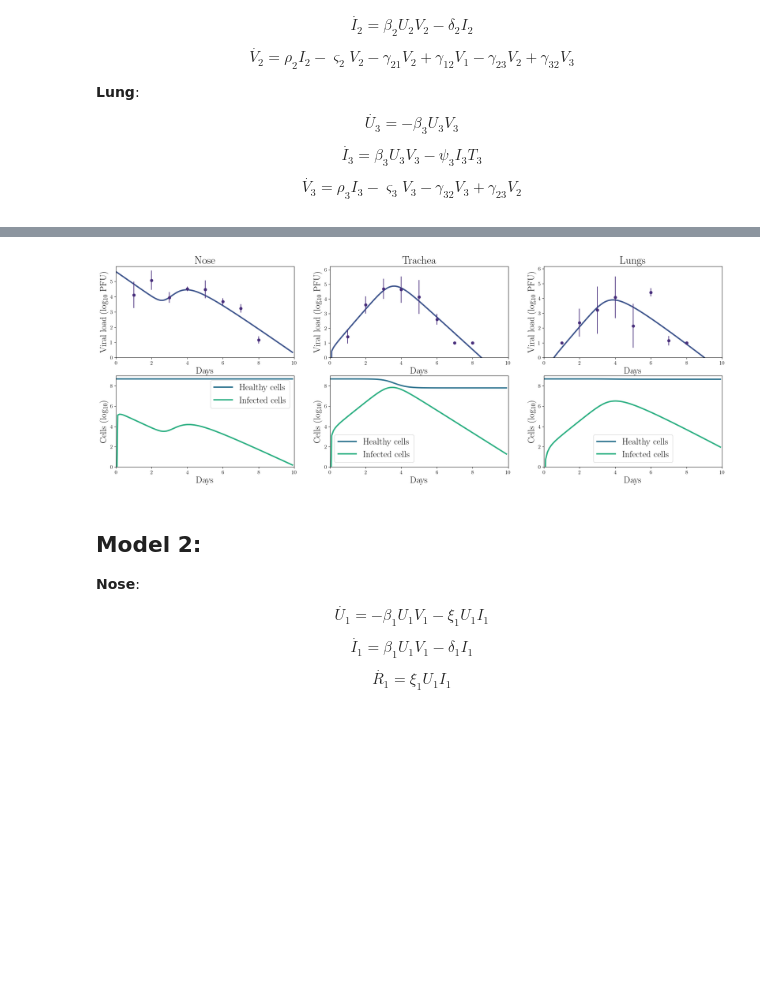
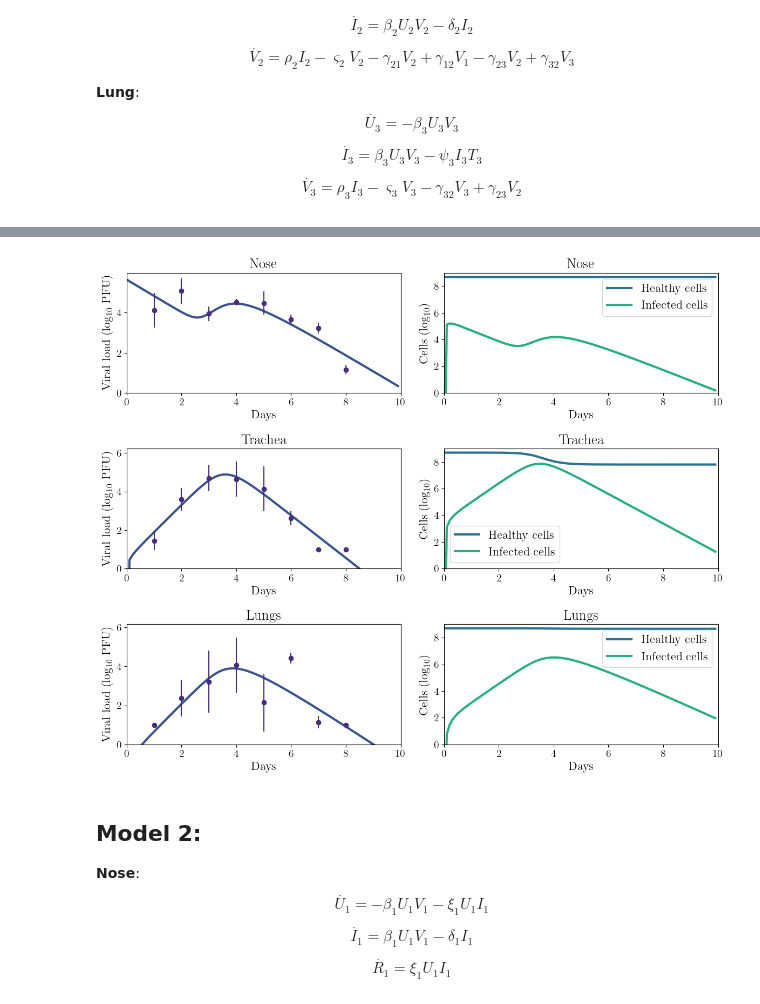
Before and after one commit to systemsmedicine/FluFit3Comp, a Jupyter notebook: pyNotebooks/plotModels.ipynb, the cells around one changed output, grey strips where cells are left out. Cells and saved outputs as stored; diff of their text form; code cells hidden in the pictures; blank space fills up the shorter version.

```diff
--- a/pyNotebooks/plotModels.ipynb
+++ b/pyNotebooks/plotModels.ipynb
@@ -8,9 +8,9 @@ import numpy as np
 import matplotlib.pyplot as plt
 from scipy.integrate import odeint
 
-plt.rcParams['xtick.labelsize'] = 12
-plt.rcParams['ytick.labelsize'] = 12
-plt.rcParams['font.size'] = 20
+plt.rcParams['xtick.labelsize'] = 14
+plt.rcParams['ytick.labelsize'] = 14
+plt.rcParams['font.size'] = 16
 plt.rcParams['font.family'] = 'serif'
 plt.rcParams['text.usetex'] = True
 
@@ -177,54 +177,58 @@ UU3 = levels[:,6]
 II3 = levels[:,7]
 VV3 = levels[:,8]
 # %%
-fig, axs = plt.subplots(nrows=2, ncols=3, figsize=(24,8), facecolor='white')
+fig, axs = plt.subplots(nrows=3, ncols=2, figsize=(12,10), facecolor='white')
 
 # Nose
 axs[0,0].set_title('Nose')
 axs[0,0].plot(tt, safeLog10(VV1), lw=3, color=palette[1])
 axs[0,0].errorbar(x=df['Day'], y=df['nose'], yerr=df['stdN'], fmt='o', color=palette[0])
 axs[0,0].set_ylim((0))
 axs[0,0].set_ylabel('Viral load (log$_{10}$ PFU)')
 
-axs[1,0].plot(tt, safeLog10(UU1), lw=3, color=palette[2], label='Healthy cells')
-axs[1,0].plot(tt, safeLog10(II1), lw=3, color=palette[4], label='Infected cells')
-axs[1,0].set_ylim((0, 9))
-axs[1,0].set_ylabel('Cells (log$_{10}$)')
-axs[1,0].legend()
+axs[0,1].set_title('Nose')
+axs[0,1].plot(tt, safeLog10(UU1), lw=3, color=palette[2], label='Healthy cells')
+axs[0,1].plot(tt, safeLog10(II1), lw=3, color=palette[4], label='Infected cells')
+axs[0,1].set_ylim((0, 9))
+axs[0,1].set_ylabel('Cells (log$_{10}$)')
+axs[0,1].legend()
 
 # Trachea
-axs[0,1].set_title('Trachea')
-axs[0,1].plot(tt, safeLog10(VV2), lw=3, color=palette[1])
-axs[0,1].errorbar(df['Day'], df['trachea'], yerr=df['stdT'], fmt='o', color=palette[0])
-axs[0,1].set_ylim((0))
-axs[0,1].set_ylabel('Viral load (log$_{10}$ PFU)')
+axs[1,0].set_title('Trachea')
+axs[1,0].plot(tt, safeLog10(VV2), lw=3, color=palette[1])
+axs[1,0].errorbar(df['Day'], df['trachea'], yerr=df['stdT'], fmt='o', color=palette[0])
+axs[1,0].set_ylim((0))
+axs[1,0].set_ylabel('Viral load (log$_{10}$ PFU)')
 
+axs[1,1].set_title('Trachea')
 axs[1,1].plot(tt, safeLog10(UU2), lw=3, color=palette[2], label='Healthy cells')
 axs[1,1].plot(tt, safeLog10(II2), lw=3, color=palette[4], label='Infected cells')
 axs[1,1].set_ylim((0, 9))
 axs[1,1].set_ylabel('Cells (log$_{10}$)')
 axs[1,1].legend()
 
 # Lungs
-axs[0,2].set_title('Lungs')
-axs[0,2].plot(tt, safeLog10(VV3), lw=3, color=palette[1])
-axs[0,2].errorbar(df['Day'], df['lung'], yerr=df['stdL'], fmt='o', color=palette[0])
-axs[0,2].set_ylim((0))
-axs[0,2].set_ylabel('Viral load (log$_{10}$ PFU)')
+axs[2,0].set_title('Lungs')
+axs[2,0].plot(tt, safeLog10(VV3), lw=3, color=palette[1])
+axs[2,0].errorbar(df['Day'], df['lung'], yerr=df['stdL'], fmt='o', color=palette[0])
+axs[2,0].set_ylim((0))
+axs[2,0].set_ylabel('Viral load (log$_{10}$ PFU)')
 
-axs[1,2].plot(tt, safeLog10(UU3), lw=3, color=palette[2], label='Healthy cells')
-axs[1,2].plot(tt, safeLog10(II3), lw=3, color=palette[4], label='Infected cells')
-axs[1,2].set_ylim((0, 9))
-axs[1,2].set_ylabel('Cells (log$_{10}$)')
-axs[1,2].legend()
+axs[2,1].set_title('Lungs')
+axs[2,1].plot(tt, safeLog10(UU3), lw=3, color=palette[2], label='Healthy cells')
+axs[2,1].plot(tt, safeLog10(II3), lw=3, color=palette[4], label='Infected cells')
+axs[2,1].set_ylim((0, 9))
+axs[2,1].set_ylabel('Cells (log$_{10}$)')
+axs[2,1].legend()
 
 plt.setp(axs, xlim=(0,endDay), xlabel='Days')
+plt.tight_layout()
 
 # plt.savefig('M1_fit.pdf')
 
 plt.show()
 # %% [output]
-[figure, old version]
+[figure, new version]
 # %% [markdown]
 ## Model 2:
 
```
Also changed, not shown: parts of 13 cells of this notebook, 9 other files.
